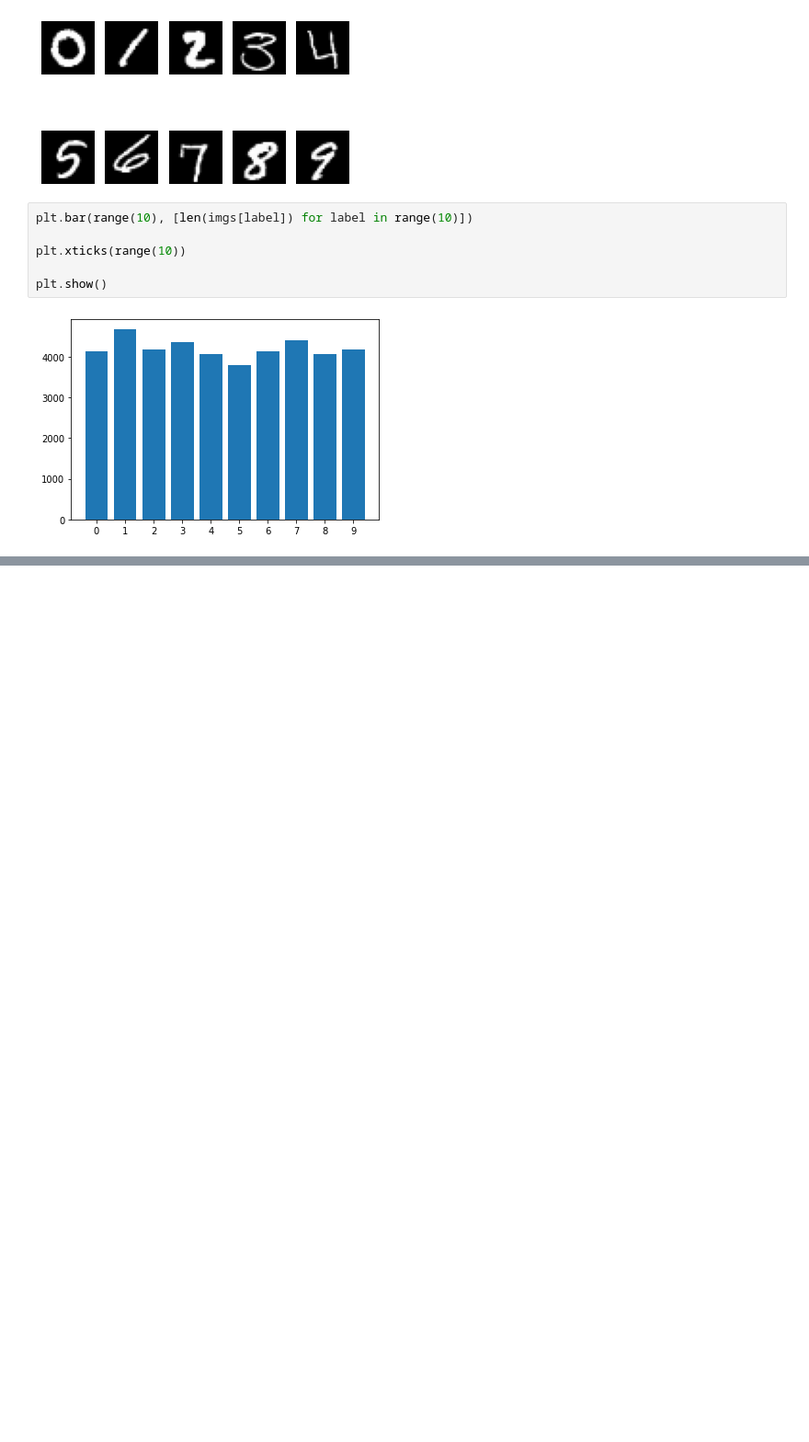
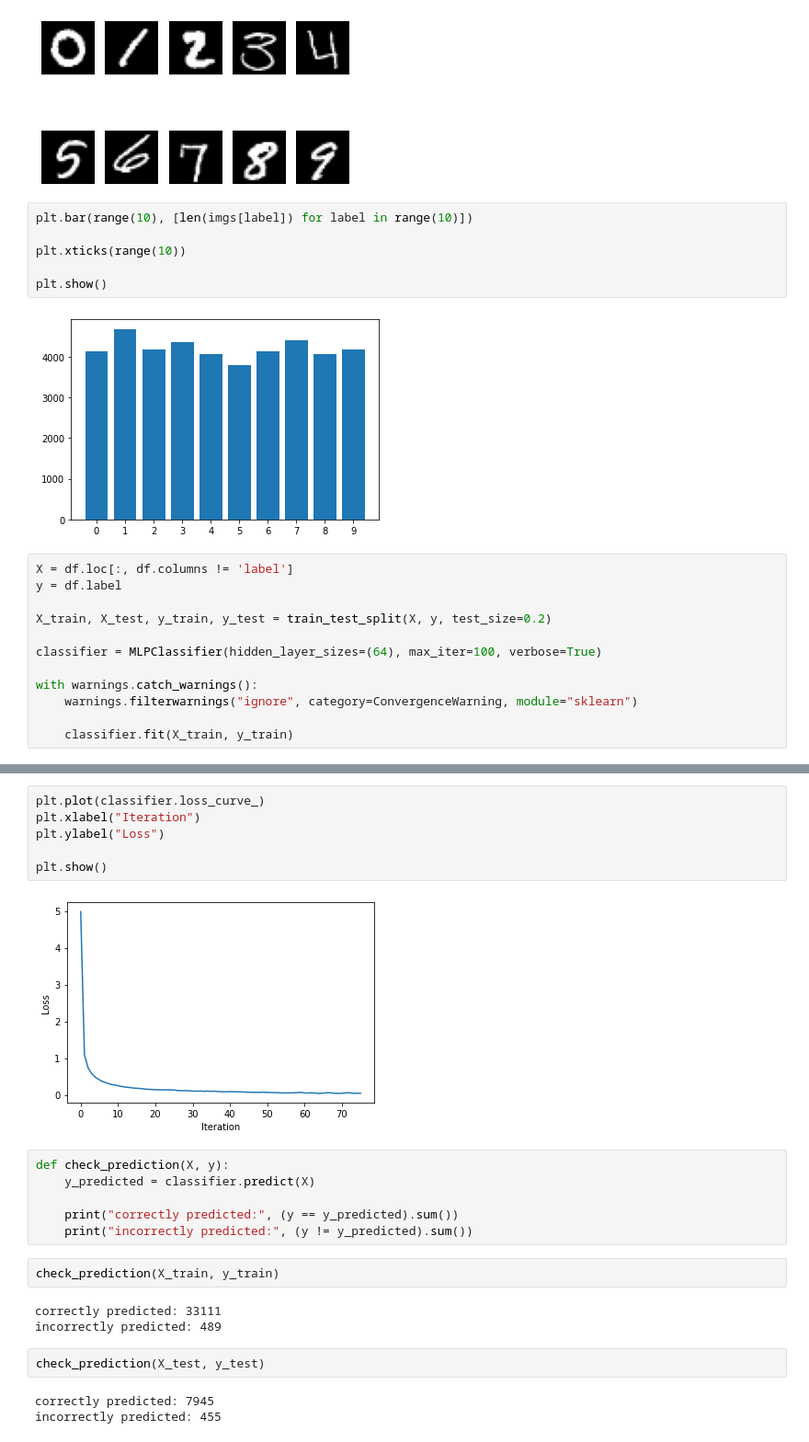
Before and after one commit to katkatkat1357/kaggle, a Jupyter notebook: digit-recognizer/digit-recognizer.ipynb, the cells around one changed output, grey strips where cells are left out. Shown at 92% size. Saved outputs shown, nothing was run; the diff lists cells and outputs as text; blank space fills up the shorter version.

Commit message:
digit-recognizer: train and validate model

```diff
--- a/digit-recognizer/digit-recognizer.ipynb
+++ b/digit-recognizer/digit-recognizer.ipynb
@@ -46,3 +51,15 @@ plt.xticks(range(10))
 plt.show()
 # %% [output]
 [figure]
+# %%
+X = df.loc[:, df.columns != 'label']
+y = df.label
+
+X_train, X_test, y_train, y_test = train_test_split(X, y, test_size=0.2)
+
+classifier = MLPClassifier(hidden_layer_sizes=(64), max_iter=100, verbose=True)
+
+with warnings.catch_warnings():
+    warnings.filterwarnings("ignore", category=ConvergenceWarning, module="sklearn")
+
+    classifier.fit(X_train, y_train)
@@ -48,0 +84,24 @@ plt.show()
+# %%
+plt.plot(classifier.loss_curve_)
+plt.xlabel("Iteration")
+plt.ylabel("Loss")
+
+plt.show()
+# %% [output]
+[figure, added]
+# %%
+def check_prediction(X, y):
+    y_predicted = classifier.predict(X)
+
+    print("correctly predicted:", (y == y_predicted).sum())
+    print("incorrectly predicted:", (y != y_predicted).sum())
+# %%
+check_prediction(X_train, y_train)
+# %% [output]
+correctly predicted: 33111
+incorrectly predicted: 489
+# %%
+check_prediction(X_test, y_test)
+# %% [output]
+correctly predicted: 7945
+incorrectly predicted: 455
```
Also changed, not shown: parts of 4 cells of this notebook.
